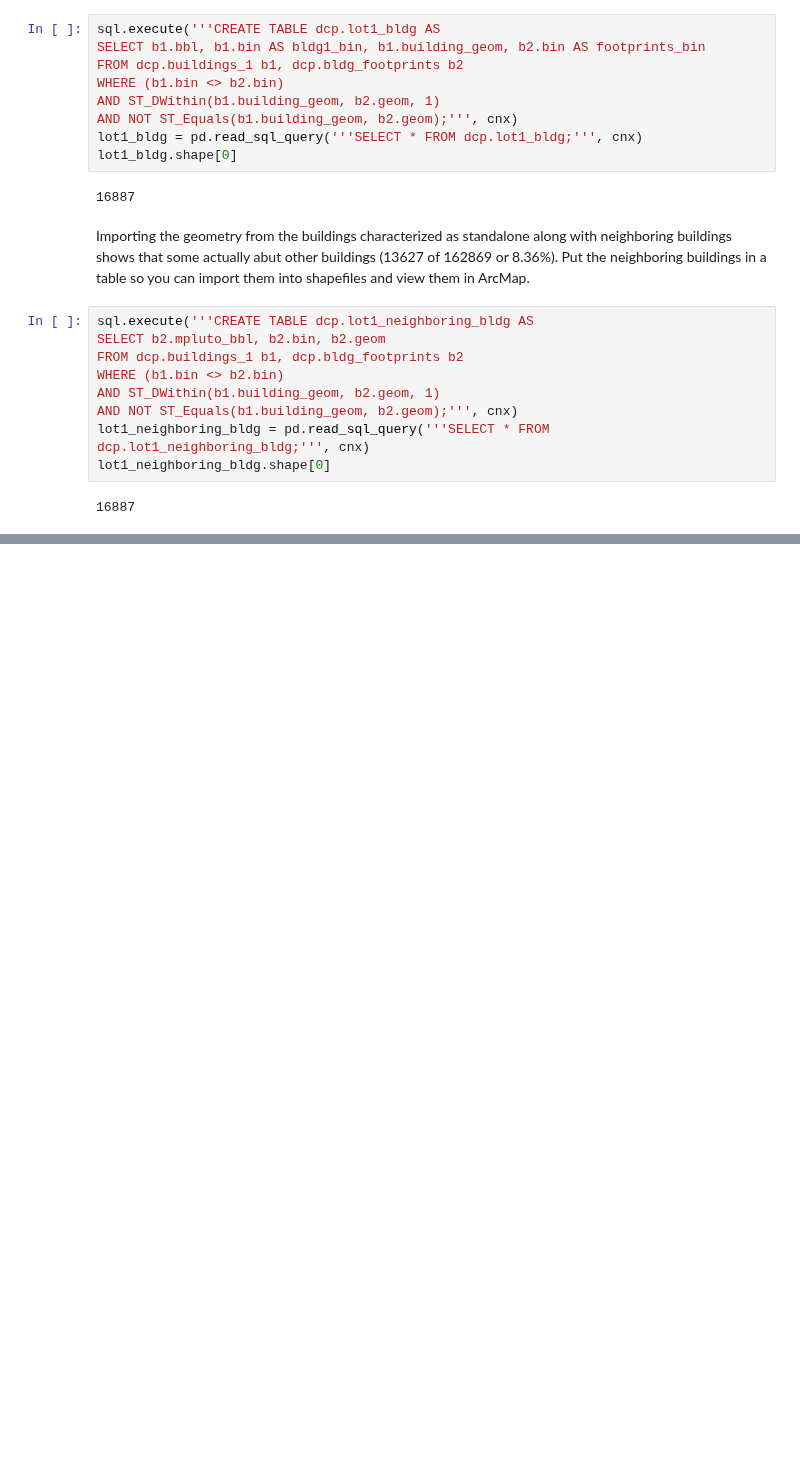
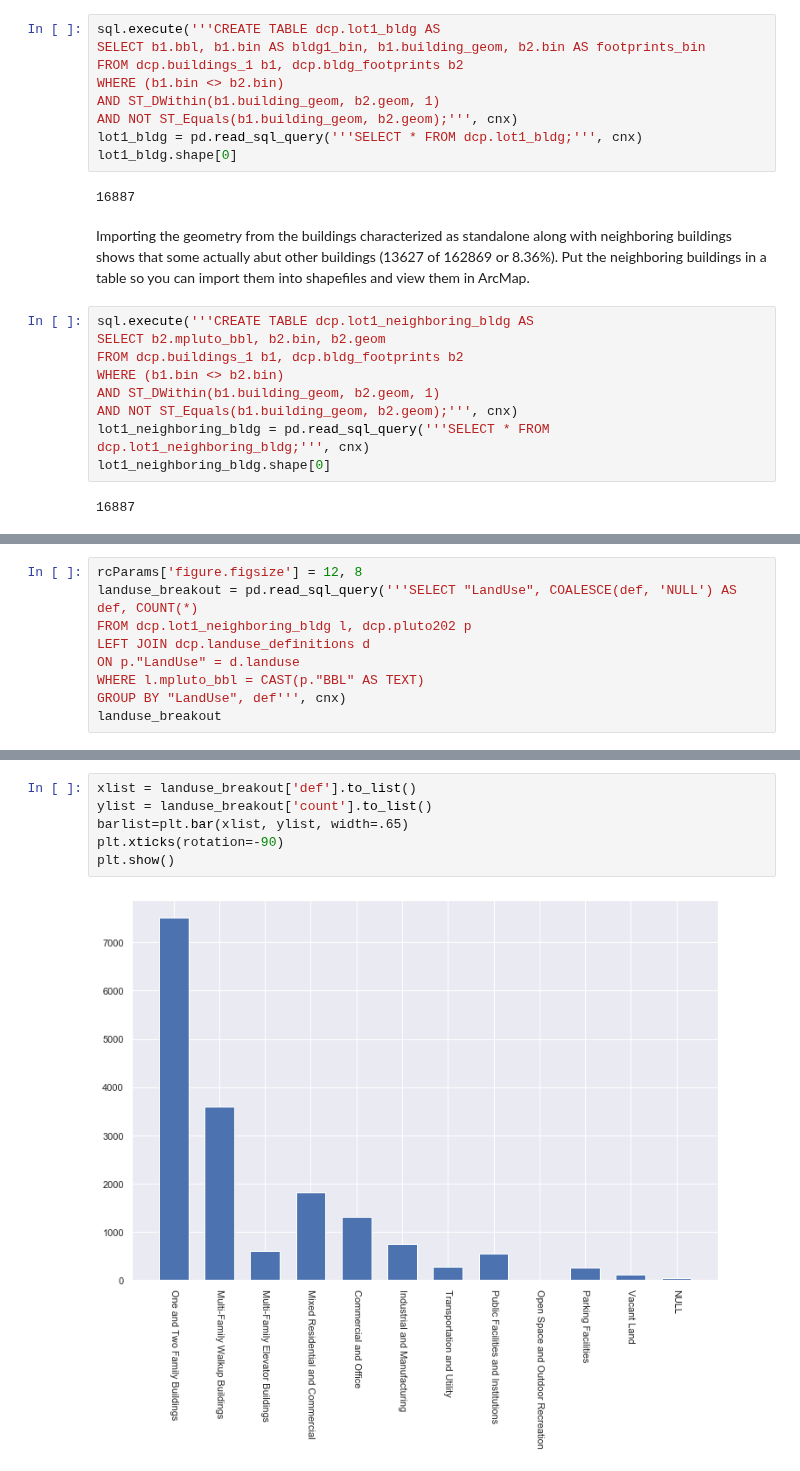
Before and after one commit to NYCPlanning/ann, a Jupyter notebook: proxcode 2020-03/notebooks/ProxCode Analysis.ipynb, the cells around one changed output, grey strips where cells are left out. Saved outputs shown, nothing was run; the diff lists cells and outputs as text; blank space fills up the shorter version.

```diff
--- a/proxcode 2020-03/notebooks/ProxCode Analysis.ipynb
+++ b/proxcode 2020-03/notebooks/ProxCode Analysis.ipynb
@@ -182,0 +230,9 @@ plt.show()
+# %%
+rcParams['figure.figsize'] = 12, 8
+landuse_breakout = pd.read_sql_query('''SELECT "LandUse", COALESCE(def, 'NULL') AS def, COUNT(*)
+FROM dcp.lot1_neighboring_bldg l, dcp.pluto202 p
+LEFT JOIN dcp.landuse_definitions d
+ON p."LandUse" = d.landuse
+WHERE l.mpluto_bbl = CAST(p."BBL" AS TEXT)
+GROUP BY "LandUse", def''', cnx)
+landuse_breakout
@@ -182,0 +253,8 @@ plt.show()
+# %%
+xlist = landuse_breakout['def'].to_list()
+ylist = landuse_breakout['count'].to_list()
+barlist=plt.bar(xlist, ylist, width=.65)
+plt.xticks(rotation=-90)
+plt.show()
+# %% [output]
+[figure, added]
```
Also changed, not shown: parts of 12 cells of this notebook.
